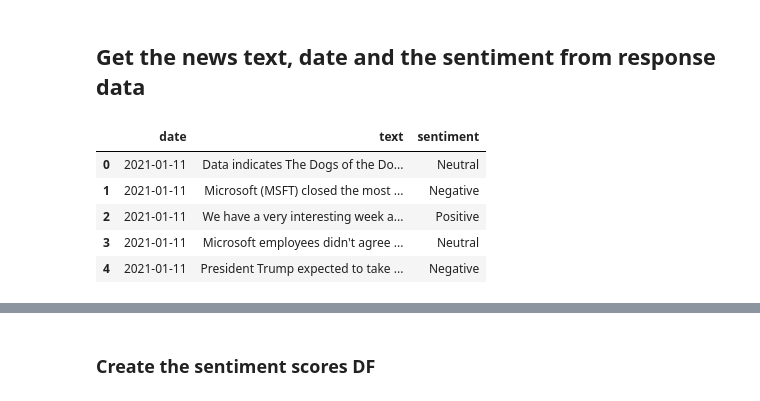
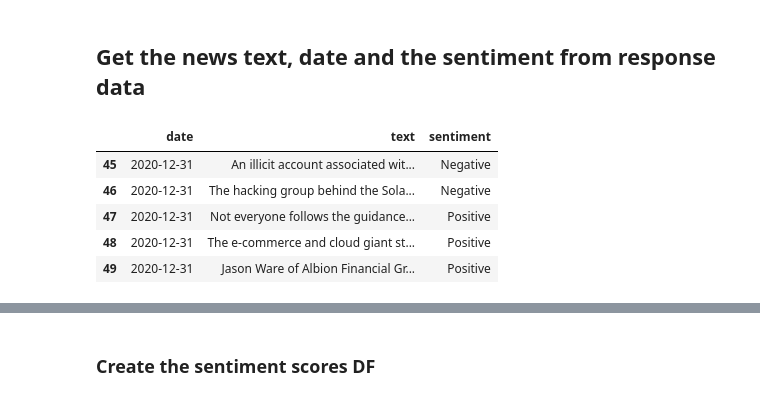
Before and after one commit to albertlk/4A_Trading, a Jupyter notebook: stock_api_sentiment_analysis.ipynb, the cells around one changed output, grey strips where cells are left out. Drawn from its saved outputs; the diff is of its cells as text; code cells hidden in the pictures.

```diff
--- a/stock_api_sentiment_analysis.ipynb
+++ b/stock_api_sentiment_analysis.ipynb
@@ -158,20 +152,20 @@ for article in response_data['data']:
 # %%
 all_articles_df= pd.DataFrame(all_articles, columns= ['text'])
 all_sentiments_df= pd.DataFrame(all_sentiments, columns= ['sentiment'])
 
 all_dates_df= pd.DataFrame(all_dates, columns= ['date'])
 all_dates_df['date']= pd.to_datetime(all_dates_df['date']).dt.date
 
 
 text_sentiment= pd.concat([all_dates_df, all_articles_df, all_sentiments_df], axis= 1)
-text_sentiment.head()
+text_sentiment.tail()
 # %% [output]
 |  | date | text | sentiment |
-| 0 | 2021-01-11 | Data indicates The Dogs of the Do... | Neutral |
-| 1 | 2021-01-11 | Microsoft (MSFT) closed the most ... | Negative |
-| 2 | 2021-01-11 | We have a very interesting week a... | Positive |
-| 3 | 2021-01-11 | Microsoft employees didn't agree ... | Neutral |
-| 4 | 2021-01-11 | President Trump expected to take ... | Negative |
+| 45 | 2020-12-31 | An illicit account associated wit... | Negative |
+| 46 | 2020-12-31 | The hacking group behind the Sola... | Negative |
+| 47 | 2020-12-31 | Not everyone follows the guidance... | Positive |
+| 48 | 2020-12-31 | The e-commerce and cloud giant st... | Positive |
+| 49 | 2020-12-31 | Jason Ware of Albion Financial Gr... | Positive |
 # %%
 # Set the date as index
 text_sentiment.set_index('date', inplace= True)
```
Also changed, not shown: parts of 70 cells of this notebook.
